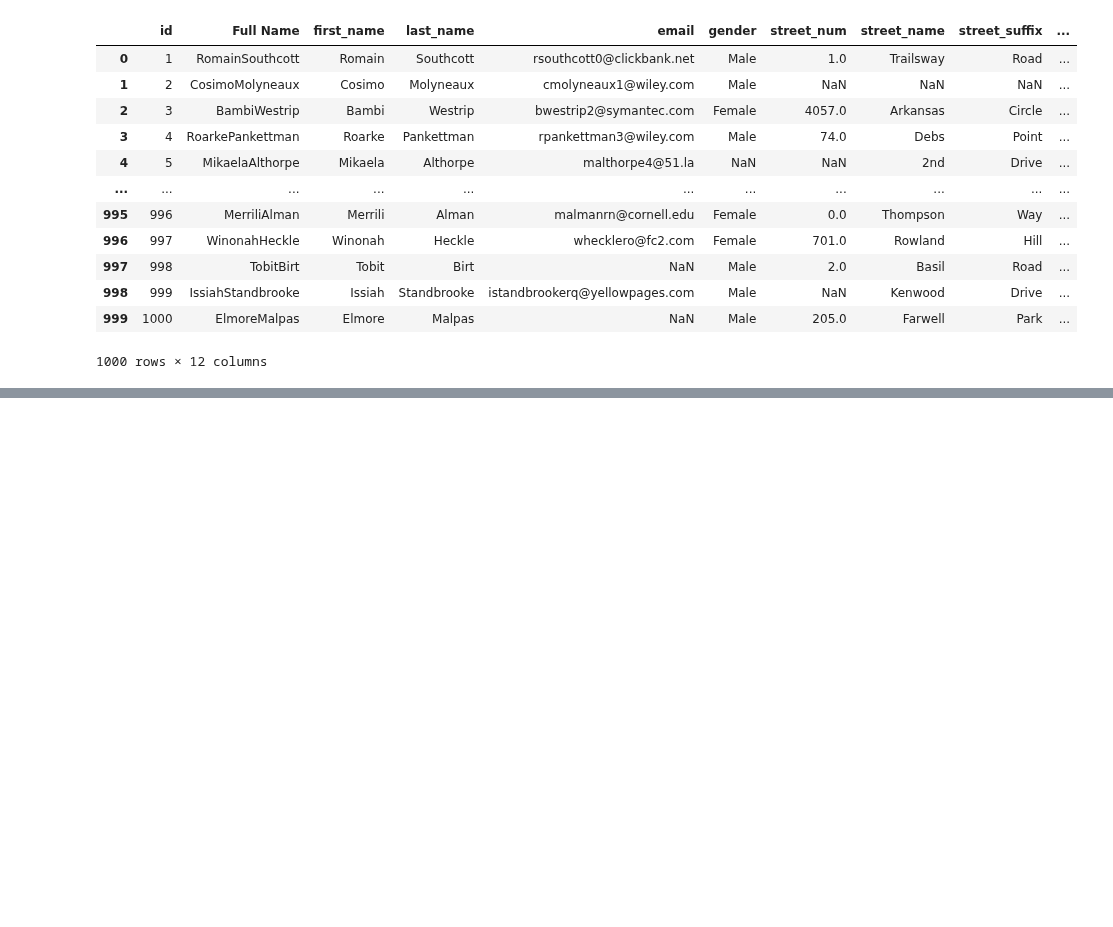
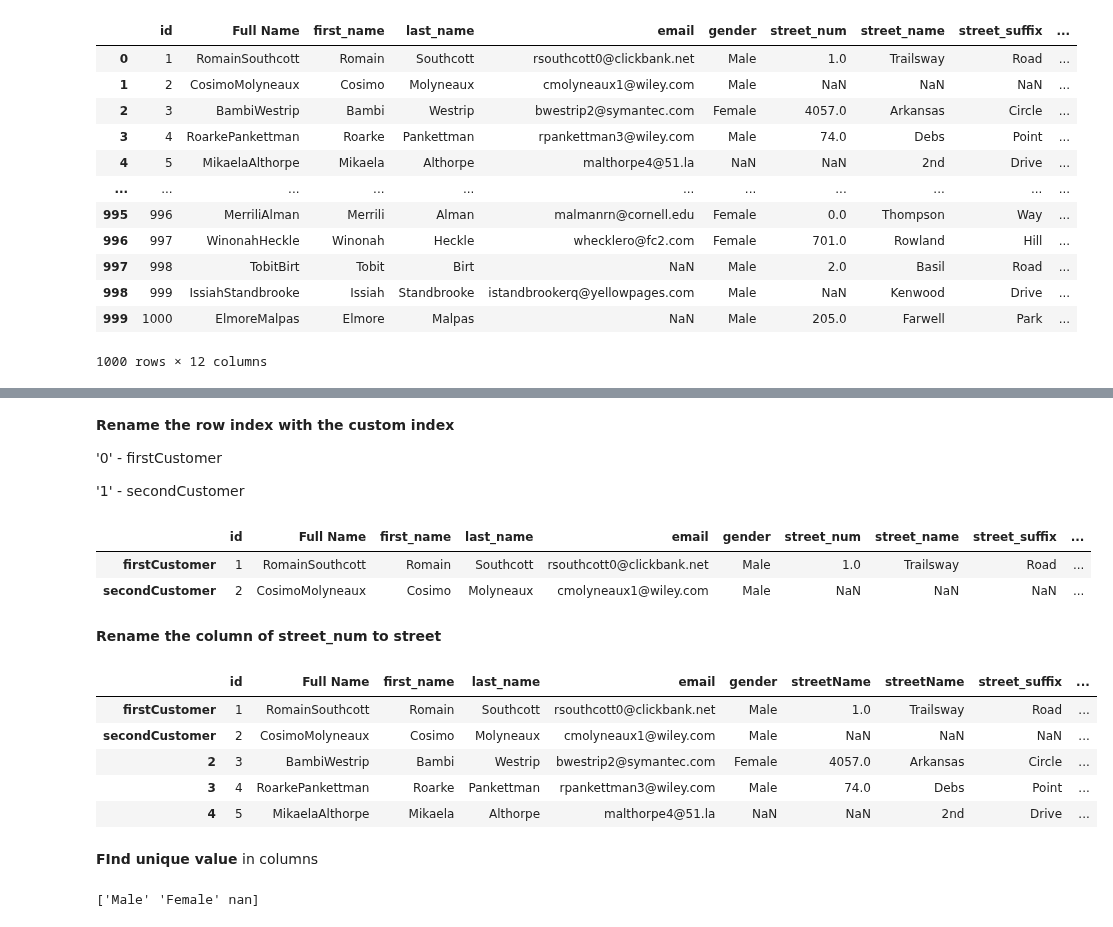
Before and after one commit to Rishabh9559/Data_science, a Jupyter notebook: python/Pandas.ipynb, the cells around one changed output, grey strips where cells are left out. Saved outputs shown, nothing was run; the diff lists cells and outputs as text; code cells hidden in the pictures; blank space fills up the shorter version.

```diff
--- a/python/Pandas.ipynb
+++ b/python/Pandas.ipynb
@@ -436,0 +461,13 @@ data.head()
+# %% [markdown]
+**Rename the row index with the custom index**
+
+'0' - firstCustomer
+
+'1' - secondCustomer
+# %%
+rename={
+    0:'firstCustomer',
+    1:'secondCustomer'
+}
+
+data.rename(index=rename,inplace=True)  # to update in original data used inplace=True
@@ -436,0 +476,26 @@ data.head()
+# %%
+data.loc['firstCustomer':'secondCustomer']
+# %% [output]
+|  | id | Full Name | first_name | last_name | email | gender | street_num | street_name | street_suffix | ... |
+| firstCustomer | 1 | RomainSouthcott | Romain | Southcott | rsouthcott0@clickbank.net | Male | 1.0 | Trailsway | Road | ... |
+| secondCustomer | 2 | CosimoMolyneaux | Cosimo | Molyneaux | cmolyneaux1@wiley.com | Male | NaN | NaN | NaN | ... |
+# %% [markdown]
+**Rename the column of street_num to street**
+# %%
+data.rename(columns={'street_name': 'streetName'}, inplace=True)
+# %%
+data.head()
+# %% [output]
+|  | id | Full Name | first_name | last_name | email | gender | streetName | streetName | street_suffix | ... |
+| firstCustomer | 1 | RomainSouthcott | Romain | Southcott | rsouthcott0@clickbank.net | Male | 1.0 | Trailsway | Road | ... |
+| secondCustomer | 2 | CosimoMolyneaux | Cosimo | Molyneaux | cmolyneaux1@wiley.com | Male | NaN | NaN | NaN | ... |
+| 2 | 3 | BambiWestrip | Bambi | Westrip | bwestrip2@symantec.com | Female | 4057.0 | Arkansas | Circle | ... |
+| 3 | 4 | RoarkePankettman | Roarke | Pankettman | rpankettman3@wiley.com | Male | 74.0 | Debs | Point | ... |
+| 4 | 5 | MikaelaAlthorpe | Mikaela | Althorpe | malthorpe4@51.la | NaN | NaN | 2nd | Drive | ... |
+# %% [markdown]
+**FInd unique value** in columns
+# %%
+sex = data['gender'].unique()
+print(sex)
+# %% [output]
+['Male' 'Female' nan]
```
Also changed, not shown: parts of 10 cells of this notebook.
